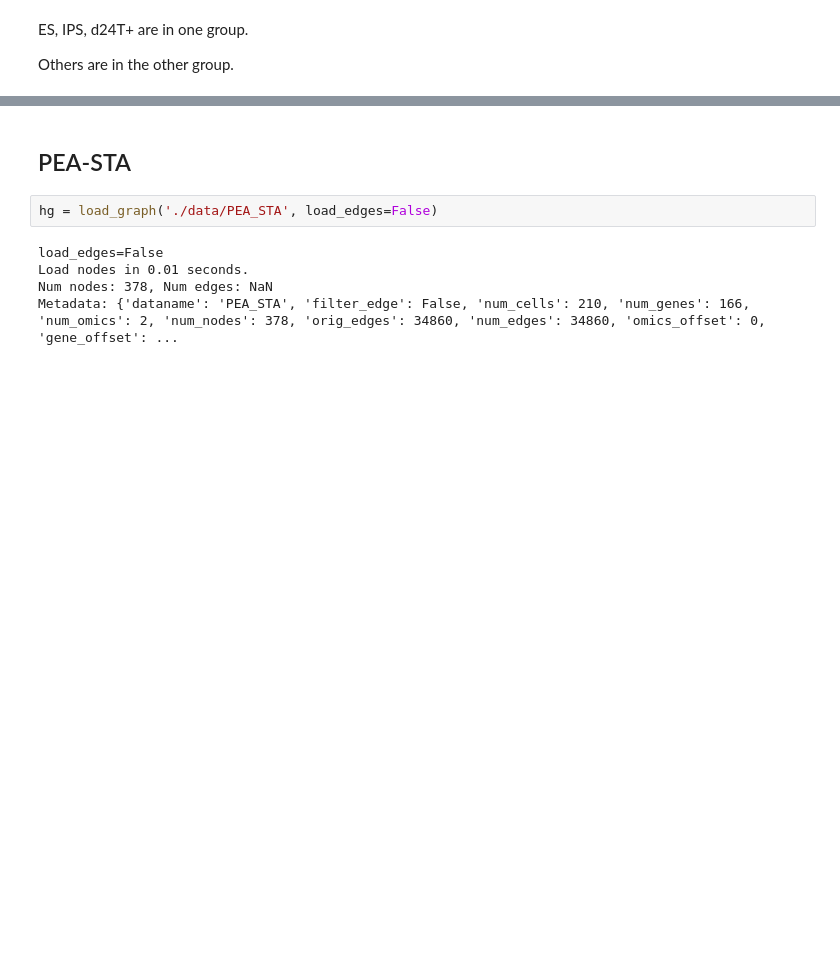
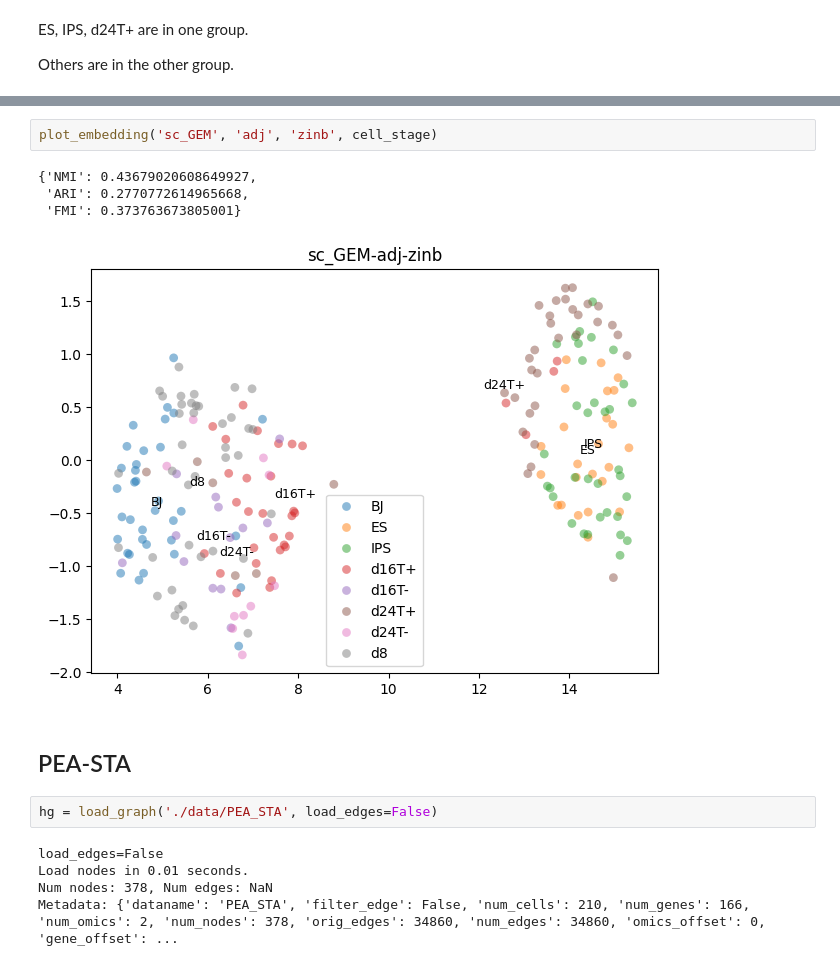
Before and after one commit to congfeng4/SCOIT, a Jupyter notebook: hgnn_cell_clustering.ipynb, the cells around one changed output, grey strips where cells are left out. Saved outputs shown, nothing was run; the diff lists cells and outputs as text; blank space fills up the shorter version.

```diff
--- a/hgnn_cell_clustering.ipynb
+++ b/hgnn_cell_clustering.ipynb
@@ -40,3 +50,10 @@ Others are in the other group.
+# %%
+plot_embedding('sc_GEM', 'adj', 'zinb', cell_stage)
+# %% [output]
+{'NMI': 0.43679020608649927,
+ 'ARI': 0.2770772614965668,
+ 'FMI': 0.373763673805001}
+[figure, added]
 # %% [markdown]
 ## PEA-STA
 # %%
```
Also changed, not shown: parts of 17 cells of this notebook, 6 other files.
